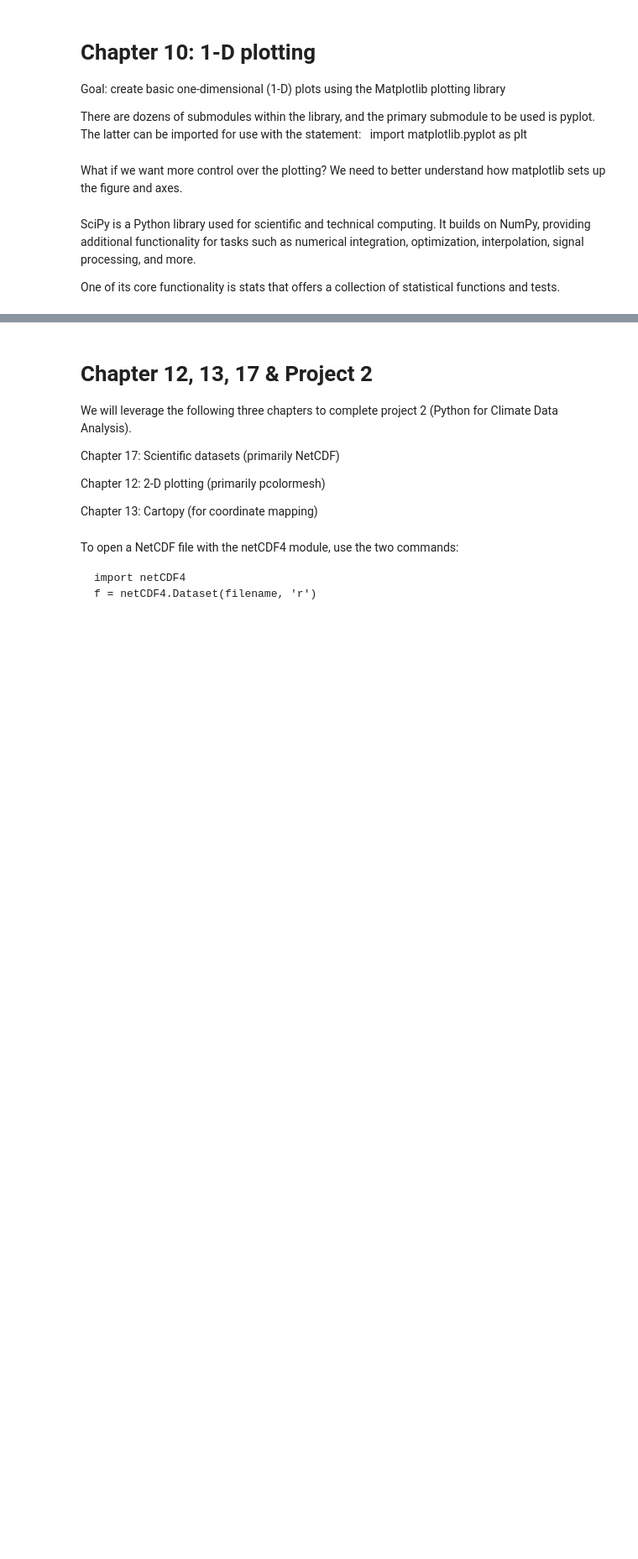
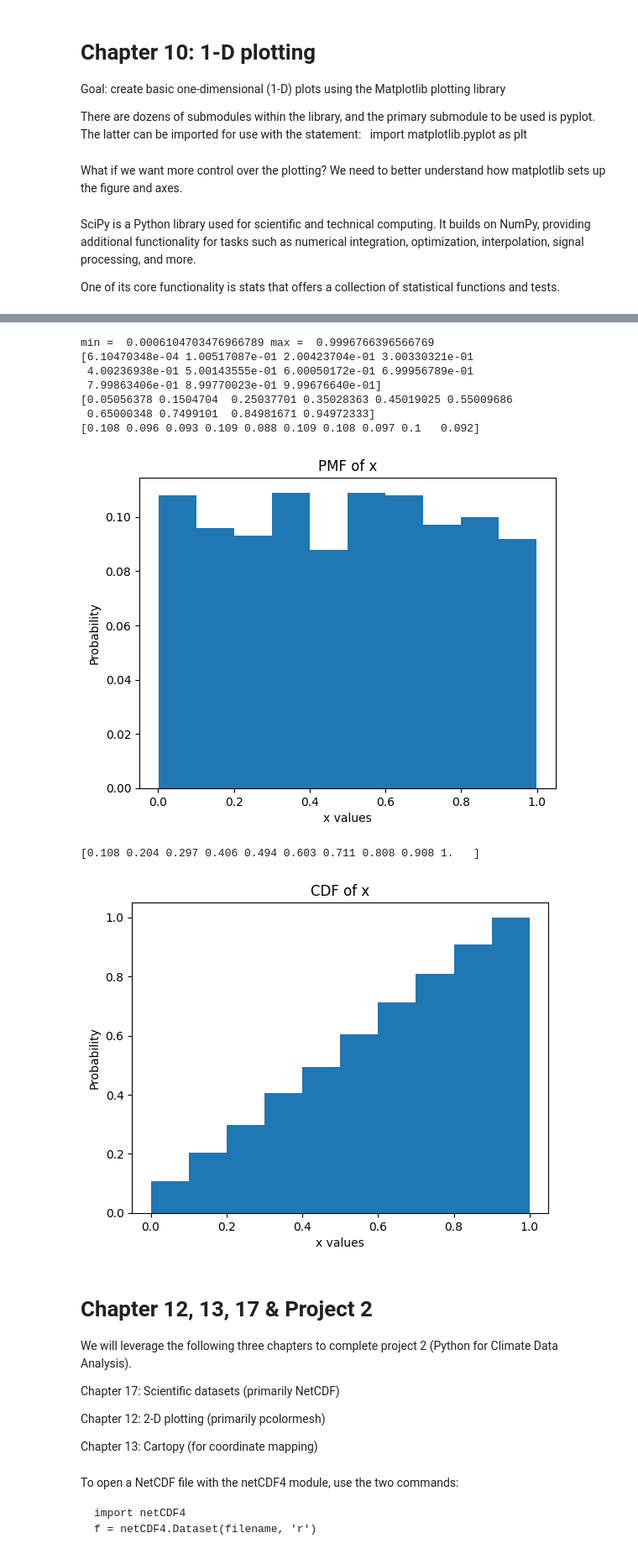
Before and after one commit to huanping313/planets, a Jupyter notebook: GEOG4016_Ch_2.ipynb, the cells around one changed output, grey strips where cells are left out. Shown at 84% size. Saved outputs shown, nothing was run; the diff lists cells and outputs as text; code cells hidden in the pictures; blank space fills up the shorter version.

```diff
--- a/GEOG4016_Ch_2.ipynb
+++ b/GEOG4016_Ch_2.ipynb
@@ -1102,30 +1116,44 @@ plt.show()
 # %%
 # 10.c: plot PMF and CDF for a randomly generated list x
 import random
 import scipy
 x = [random.random() for r in range(1000)] # The random() method returns a random floating number between 0 and 1.
+print('min = ', min(x), 'max = ', max(x))
 
 # plot PMF
-num_bins = 50
-counts, bins = np.histogram(x, bins=num_bins)
-bins = bins[:-1] + (bins[1] - bins[0])/2
+num_bins = 10
+counts, bins_edges = np.histogram(x, bins=num_bins)
+print(bins_edges)
+bins = bins_edges[:-1] + (bins_edges[1] - bins_edges[0])/2 # use 11 bins_edges to infer the central values of 10 bins
+print(bins)
 probs = counts/float(counts.sum())
 print(probs)
-plt.bar(bins, probs, 1.0/num_bins)
+plt.bar(bins, probs, (max(x)-min(x))/num_bins) # the three parameters in bar() refer to x-position, height, width
 plt.xlabel('x values')
 plt.ylabel('Probability')
 plt.title('PMF of x')
 plt.show()
 
 # plot CDF
 plt.figure() # create a new figure
 probs_cum = np.cumsum(counts)/float(counts.sum())
-plt.bar(bins, probs_cum, 1.0/num_bins)
+plt.bar(bins, probs_cum, (max(x)-min(x))/num_bins) # the three parameters in bar() refer to x-position, height, width
 print(probs_cum)
 plt.xlabel('x values')
 plt.ylabel('Probability')
 plt.title('CDF of x')
 plt.show()
+# %% [output]
+min =  0.0006104703476966789 max =  0.9996766396566769
+[6.10470348e-04 1.00517087e-01 2.00423704e-01 3.00330321e-01
+ 4.00236938e-01 5.00143555e-01 6.00050172e-01 6.99956789e-01
+ 7.99863406e-01 8.99770023e-01 9.99676640e-01]
+[0.05056378 0.1504704  0.25037701 0.35028363 0.45019025 0.55009686
+ 0.65000348 0.7499101  0.84981671 0.94972333]
+[0.108 0.096 0.093 0.109 0.088 0.109 0.108 0.097 0.1   0.092]
+[figure, added]
+[0.108 0.204 0.297 0.406 0.494 0.603 0.711 0.808 0.908 1.   ]
+[figure, added]
 # %% [markdown]
 # **Chapter 12, 13, 17 & Project 2**
 
```
Also changed, not shown: parts of 2 cells of this notebook.
